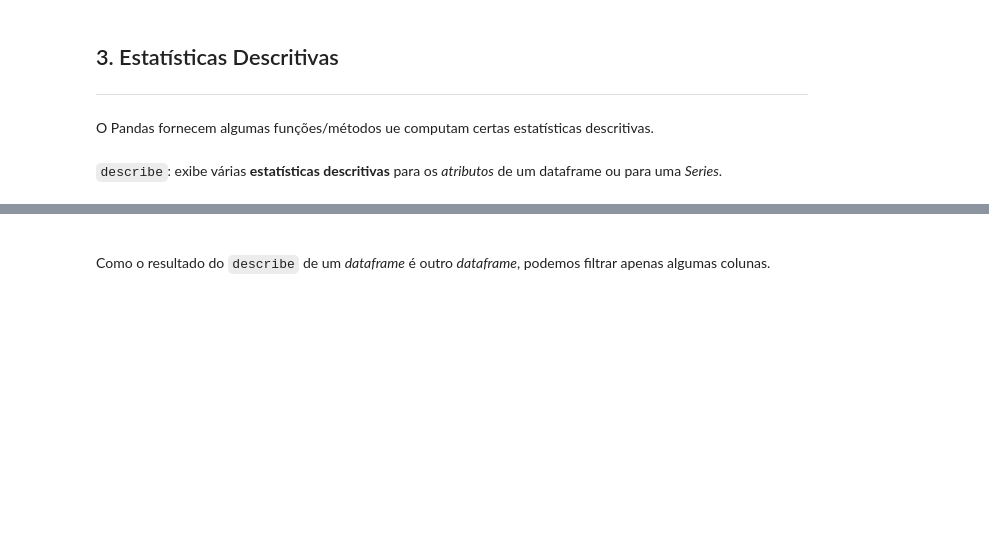
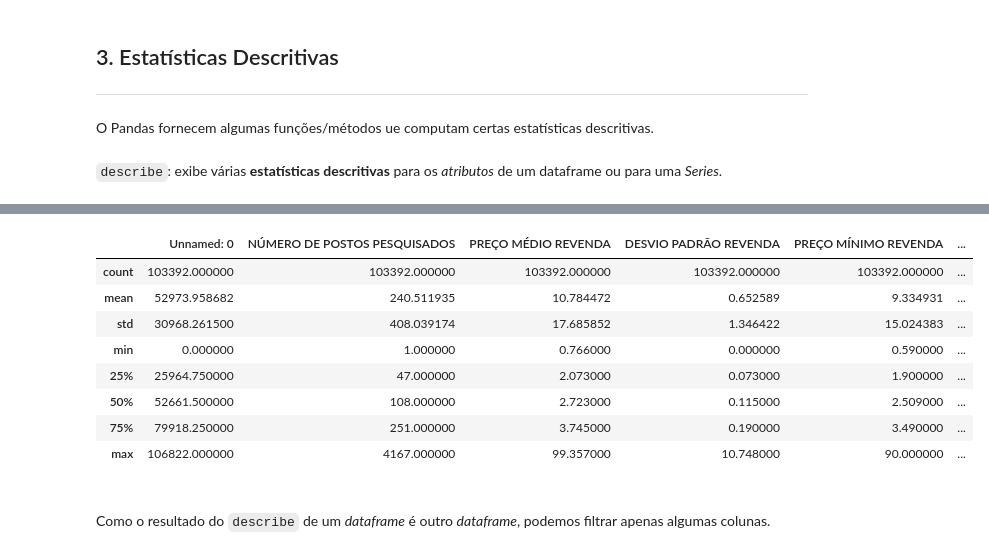
Before and after one commit to rudaaranha/pandas-essencial, a Jupyter notebook: manipulacao_de_dados_codigo_base.ipynb, the cells around one changed output, grey strips where cells are left out. Saved outputs shown, nothing was run; the diff lists cells and outputs as text; code cells hidden in the pictures; blank space fills up the shorter version.

```diff
--- a/manipulacao_de_dados_codigo_base.ipynb
+++ b/manipulacao_de_dados_codigo_base.ipynb
@@ -1942,3 +1942,5 @@ data_pre.to_csv('./datasets/GasPricesinBrazil_2004-2019_preprocessado_final.csv'
 O Pandas fornecem algumas funções/métodos ue computam certas estatísticas descritivas.
 # %% [markdown]
 `describe`: exibe várias **estatísticas descritivas** para os _atributos_ de um dataframe ou para uma _Series_.
+# %%
+data_final = pd.read_csv('./datasets/GasPricesinBrazil_2004-2019_preprocessado_final.csv')
@@ -1945,3 +1957,16 @@ O Pandas fornecem algumas funções/métodos ue computam certas estatísticas de
+# %%
+stats = data_final.describe()
+stats
+# %% [output]
+|  | Unnamed: 0 | NÚMERO DE POSTOS PESQUISADOS | PREÇO MÉDIO REVENDA | DESVIO PADRÃO REVENDA | PREÇO MÍNIMO REVENDA | ... |
+| count | 103392.000000 | 103392.000000 | 103392.000000 | 103392.000000 | 103392.000000 | ... |
+| mean | 52973.958682 | 240.511935 | 10.784472 | 0.652589 | 9.334931 | ... |
+| std | 30968.261500 | 408.039174 | 17.685852 | 1.346422 | 15.024383 | ... |
+| min | 0.000000 | 1.000000 | 0.766000 | 0.000000 | 0.590000 | ... |
+| 25% | 25964.750000 | 47.000000 | 2.073000 | 0.073000 | 1.900000 | ... |
+| 50% | 52661.500000 | 108.000000 | 2.723000 | 0.115000 | 2.509000 | ... |
+| 75% | 79918.250000 | 251.000000 | 3.745000 | 0.190000 | 3.490000 | ... |
+| max | 106822.000000 | 4167.000000 | 99.357000 | 10.748000 | 90.000000 | ... |
 # %% [markdown]
 <br/>
 
```
Also changed, not shown: parts of 28 cells of this notebook, 1 other file.
